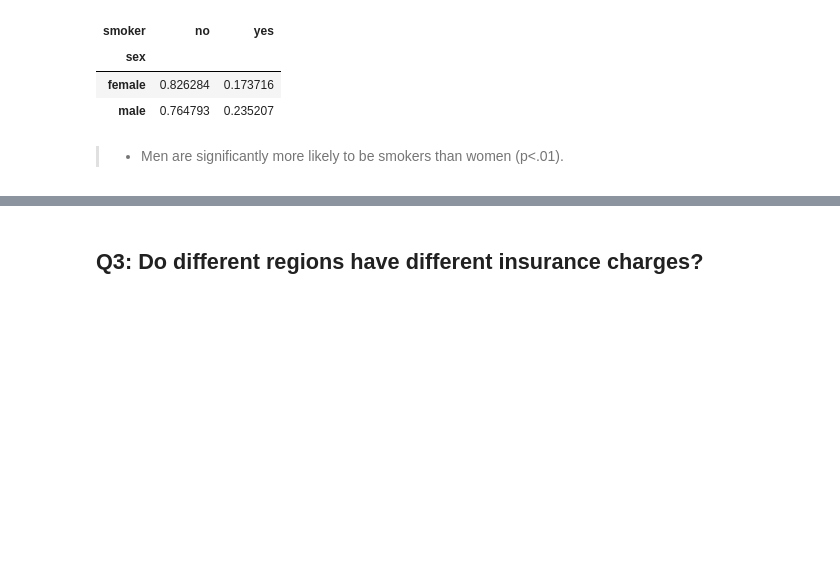
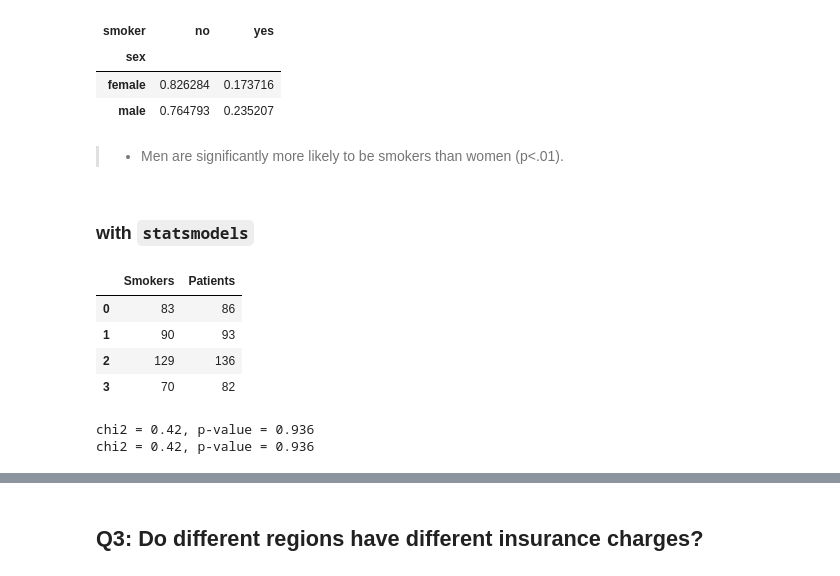
Before and after one commit to flatiron-school/ds-flex-hypothesis-testing-guided-practice, a Jupyter notebook: solution/hypothesis-testing-guided-practice_solution-Test-Copy.ipynb, the cells around one changed output, grey strips where cells are left out. Cells and saved outputs as stored; diff of their text form; code cells hidden in the pictures; blank space fills up the shorter version.

```diff
--- a/solution/hypothesis-testing-guided-practice_solution-Test-Copy.ipynb
+++ b/solution/hypothesis-testing-guided-practice_solution-Test-Copy.ipynb
@@ -389,3 +392,35 @@ pd.crosstab(df['sex'],df['smoker'],normalize='index')
 | male | 0.764793 | 0.235207 |
 # %% [markdown]
 >- Men are significantly more likely to be smokers than women (p<.01).
+# %% [markdown]
+### with `statsmodels`
+# %%
+#Source: https://stackoverflow.com/questions/60291132/proportion-vs-contingency-chi-square-tests-giving-different-p-values-in-python
+import pandas as pd
+data = pd.DataFrame({
+    "Smokers": [83, 90, 129, 70],
+    "Patients": [86, 93, 136, 82]
+})
+data
+# %% [output]
+|  | Smokers | Patients |
+| 0 | 83 | 86 |
+| 1 | 90 | 93 |
+| 2 | 129 | 136 |
+| 3 | 70 | 82 |
+# %%
+#Source: https://stackoverflow.com/questions/60291132/proportion-vs-contingency-chi-square-tests-giving-different-p-values-in-python
+
+import statsmodels.stats.proportion as ssp
+(chi2, p, arr) = ssp.proportions_chisquare(count = data.Smokers, nobs = data.sum(axis = 1))
+print("chi2 = %4.2f, p-value = %4.3f" % (chi2, p))
+#'chi2 = 0.42, p-value = 0.936'
+
+
+import scipy.stats as ss
+(chi2, p, dof, arr) = ss.chi2_contingency(data, correction = False)
+print("chi2 = %4.2f, p-value = %4.3f" % (chi2, p))
+#'chi2 = 0.42, p-value = 0.936'
+# %% [output]
+chi2 = 0.42, p-value = 0.936
+chi2 = 0.42, p-value = 0.936
```
Also changed, not shown: parts of 3 cells of this notebook.
